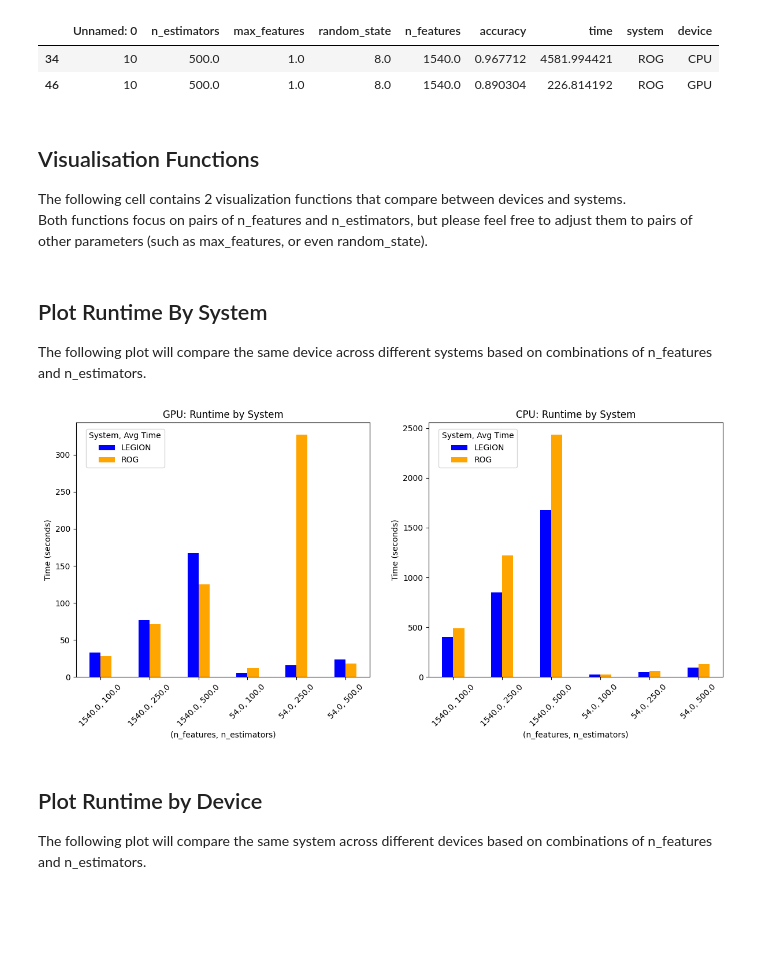
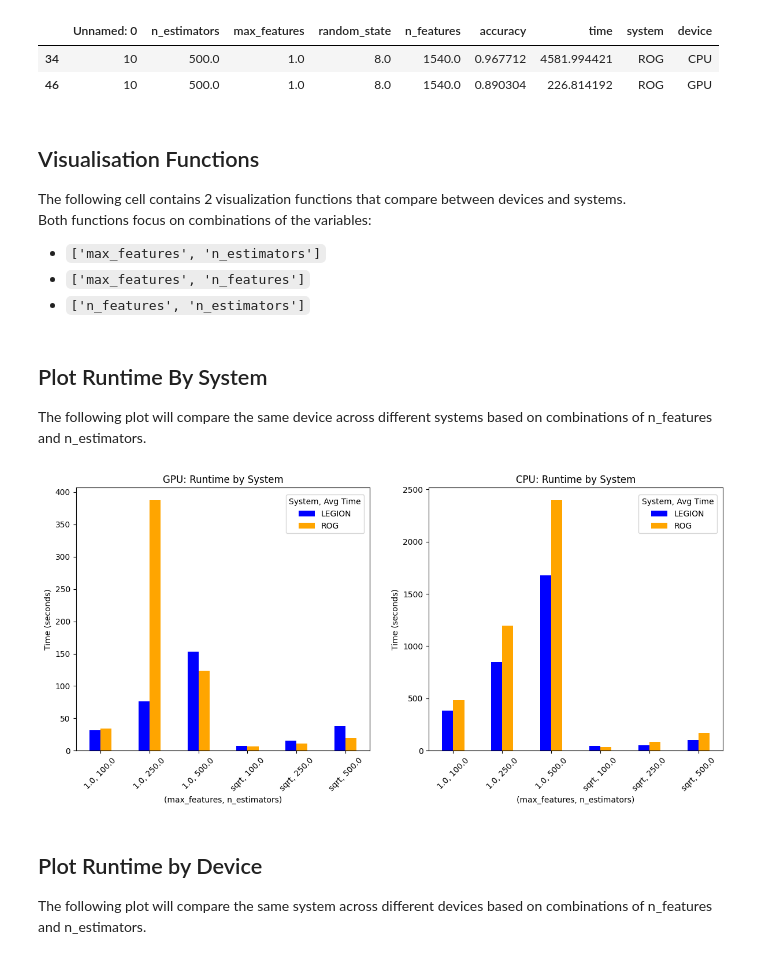
Before and after one commit to MariyaSha/scikit_learn_simplified, a Jupyter notebook: speedtest/speedtest_results_analysis.ipynb, the cells around one changed output. Cells and saved outputs as stored; diff of their text form; code cells hidden in the pictures; blank space fills up the shorter version.

Commit message:
update speedtest results analysis

```diff
--- a/speedtest/speedtest_results_analysis.ipynb
+++ b/speedtest/speedtest_results_analysis.ipynb
@@ -89,16 +89,19 @@ unified_results[
 ## Visualisation Functions
 The following cell contains 2 visualization functions that compare between devices and systems.
 <br>
-Both functions focus on pairs of n_features and n_estimators, but please feel free to adjust them to pairs of other parameters (such as max_features, or even random_state).
+Both functions focus on combinations of the variables:
+- `['max_features', 'n_estimators']`
+- `['max_features', 'n_features']`
+- `['n_features', 'n_estimators']`
 # %%
 import pandas as pd
 import matplotlib.pyplot as plt
 
-def plot_runtime_by_system(data):
+def plot_runtime_by_system(data, combo=['max_features', 'n_estimators']):
     df = pd.DataFrame(data)
 
     # Combine n_features and n_estimators
-    df['feature_estimator'] = df['n_features'].astype(str) + ', ' + df['n_estimators'].astype(str)
+    df['feature_estimator'] = df[combo[0]].astype(str) + ', ' + df[combo[1]].astype(str)
 
     # create figure with 2 subplots
     fig, (ax1, ax2) = plt.subplots(1, 2, figsize=(14, 6), sharey=False)
@@ -113,9 +116,9 @@ def plot_runtime_by_system(data):
     pivot_gpu.plot(kind='bar', ax=ax1, width=0.45, color=colors, legend=False)
     handles, labels = ax1.get_legend_handles_labels()
     ax1.set_title('GPU: Runtime by System')
-    ax1.set_xlabel('(n_features, n_estimators)')
+    ax1.set_xlabel('('+ combo[0] + ', ' + combo[1] + ')')
     ax1.set_ylabel('Time (seconds)')
-    ax1.legend(handles, labels, title='System, Avg Time', bbox_to_anchor=(0.02, 0.9), loc='center left')
+    ax1.legend(handles, labels, title='System, Avg Time', bbox_to_anchor=(0.7, 0.9), loc='center left')
     ax1.tick_params(axis='x', rotation=45)
     ax1.autoscale()
 
@@ -123,9 +126,9 @@ def plot_runtime_by_system(data):
     pivot_cpu.plot(kind='bar', ax=ax2, width=0.45, color=colors, legend=False)
     handles, labels = ax2.get_legend_handles_labels()
     ax2.set_title('CPU: Runtime by System')
-    ax2.set_xlabel('(n_features, n_estimators)')
+    ax2.set_xlabel('('+ combo[0] + ', ' + combo[1] + ')')
     ax2.set_ylabel('Time (seconds)')
-    ax2.legend(handles, labels, title='System, Avg Time', bbox_to_anchor=(0.02, 0.9), loc='center left')
+    ax2.legend(handles, labels, title='System, Avg Time', bbox_to_anchor=(0.7, 0.9), loc='center left')
     ax2.tick_params(axis='x', rotation=45)
     ax2.autoscale()
 
@@ -137,11 +140,11 @@ def plot_runtime_by_system(data):
 
     plt.show()
 
-def plot_runtime_by_device(data):
+def plot_runtime_by_device(data, combo=['max_features', 'n_estimators']):
     df = pd.DataFrame(data)
 
     # Combine n_features and n_estimators
-    df['feature_estimator'] = df['n_features'].astype(str) + ', ' + df['n_estimators'].astype(str)
+    df['feature_estimator'] = df[combo[0]].astype(str) + ', ' + df[combo[1]].astype(str)
 
     # Create figure with 2 subplots
     fig, (ax1, ax2) = plt.subplots(1, 2, figsize=(12, 6), sharey=True)
@@ -160,7 +163,7 @@ def plot_runtime_by_device(data):
     ax1.set_title('LEGION: Runtime by Device')
     ax1.set_xlabel('LEGION Device')
     ax1.set_ylabel('Time (seconds)')
-    ax1.legend(handles, labels, title='(n_features, n_estimators)', bbox_to_anchor=(0.5, 0.83), loc='center left')
+    ax1.legend(handles, labels, title='('+ combo[0] + ', ' + combo[1] + ')', bbox_to_anchor=(0.45, 0.83), loc='center left')
     ax1.tick_params(axis='x', rotation=0)
     ax1.autoscale()
 
@@ -171,7 +174,7 @@ def plot_runtime_by_device(data):
     ax2.set_title('ROG: Runtime by Device')
     ax2.set_xlabel('ROG Device')
     ax2.set_ylabel('Time (seconds)')
-    ax2.legend(handles, labels, title='(n_features, n_estimators)', bbox_to_anchor=(0.5, 0.83), loc='center left')
+    ax2.legend(handles, labels, title='('+ combo[0] + ', ' + combo[1] + ')', bbox_to_anchor=(0.45, 0.83), loc='center left')
 
     ax2.tick_params(axis='x', rotation=0)
     ax2.autoscale()
@@ -188,9 +191,9 @@ def plot_runtime_by_device(data):
 ## Plot Runtime By System
 The following plot will compare the same device across different systems based on combinations of n_features and n_estimators.
 # %%
-plot_runtime_by_system(unified_results)
+plot_runtime_by_system(unified_results, ['max_features', 'n_estimators'])
 # %% [output]
-[figure, old version]
+[figure, new version]
 # %% [markdown]
 ## Plot Runtime by Device
 The following plot will compare the same system across different devices based on combinations of n_features and n_estimators.
```
Also changed, not shown: parts of 5 cells of this notebook.
